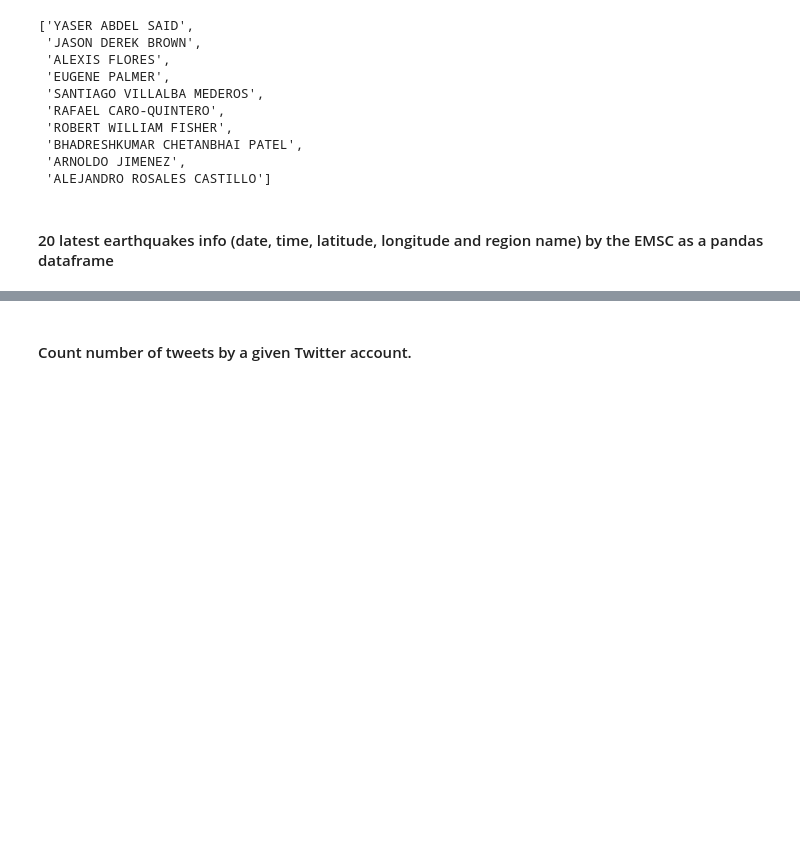
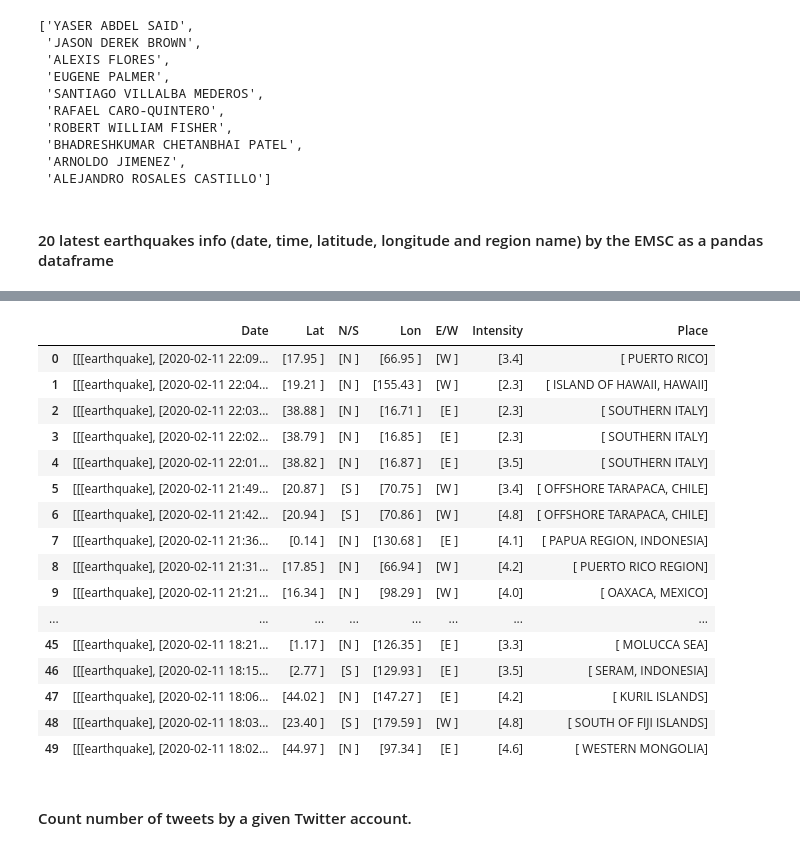
Before and after one commit to ta-datapt-bcn/lab-web-scraping, a Jupyter notebook: your-code/main.ipynb, the cells around one changed output, grey strips where cells are left out. Drawn from its saved outputs; the diff is of its cells as text; code cells hidden in the pictures; blank space fills up the shorter version.

Commit message:
Entrga de lab a medias, faltan los ejercicios del earthquake en adelante

```diff
--- a/your-code/main.ipynb
+++ b/your-code/main.ipynb
@@ -301,0 +291,5 @@ url = 'https://www.emsc-csem.org/Earthquake/'
+# %%
+#your code
+html=requests.get(url).content
+soup=BeautifulSoup(html,'lxml')
+earthquakes = soup.find('tbody', {'id': 'tbody'}).find_all("tr")
@@ -301,0 +305,3 @@ url = 'https://www.emsc-csem.org/Earthquake/'
+# %%
+places=[earthquake(['td'],{'class':['tabev6','tb_region','tabev1','tabev2']}) for earthquake in earthquakes]
+places[0]
@@ -302,3 +322,30 @@ url = 'https://www.emsc-csem.org/Earthquake/'
+# %%
+x=pd.DataFrame(places)
+
+x.columns=['Date','Lat','N/S','Lon','E/W','Intensity','Place']
+#x[['Year_Date','Month_Date','Date_Date']] = pd.DataFrame(x.Date.str.split(',',2),columns =['Y_D','M_D','D_D'])
+x
+#x['0']=x['0'].str.split(',')
+#data["Team"]= data["Team"].str.split("t", n = 1, expand = True)
+#test_names = [name.text.strip().split('\n') for name in test_names]
+# %% [output]
+|  | Date | Lat | N/S | Lon | E/W | Intensity | Place |
+| 0 | [[[earthquake], [2020-02-11 22:09... | [17.95 ] | [N ] | [66.95 ] | [W ] | [3.4] | [ PUERTO RICO] |
+| 1 | [[[earthquake], [2020-02-11 22:04... | [19.21 ] | [N ] | [155.43 ] | [W ] | [2.3] | [ ISLAND OF HAWAII, HAWAII] |
+| 2 | [[[earthquake], [2020-02-11 22:03... | [38.88 ] | [N ] | [16.71 ] | [E ] | [2.3] | [ SOUTHERN ITALY] |
+| 3 | [[[earthquake], [2020-02-11 22:02... | [38.79 ] | [N ] | [16.85 ] | [E ] | [2.3] | [ SOUTHERN ITALY] |
+| 4 | [[[earthquake], [2020-02-11 22:01... | [38.82 ] | [N ] | [16.87 ] | [E ] | [3.5] | [ SOUTHERN ITALY] |
+| 5 | [[[earthquake], [2020-02-11 21:49... | [20.87 ] | [S ] | [70.75 ] | [W ] | [3.4] | [ OFFSHORE TARAPACA, CHILE] |
+| 6 | [[[earthquake], [2020-02-11 21:42... | [20.94 ] | [S ] | [70.86 ] | [W ] | [4.8] | [ OFFSHORE TARAPACA, CHILE] |
+| 7 | [[[earthquake], [2020-02-11 21:36... | [0.14 ] | [N ] | [130.68 ] | [E ] | [4.1] | [ PAPUA REGION, INDONESIA] |
+| 8 | [[[earthquake], [2020-02-11 21:31... | [17.85 ] | [N ] | [66.94 ] | [W ] | [4.2] | [ PUERTO RICO REGION] |
+| 9 | [[[earthquake], [2020-02-11 21:21... | [16.34 ] | [N ] | [98.29 ] | [W ] | [4.0] | [ OAXACA, MEXICO] |
+| ... | ... | ... | ... | ... | ... | ... | ... |
+| 45 | [[[earthquake], [2020-02-11 18:21... | [1.17 ] | [N ] | [126.35 ] | [E ] | [3.3] | [ MOLUCCA SEA] |
+| 46 | [[[earthquake], [2020-02-11 18:15... | [2.77 ] | [S ] | [129.93 ] | [E ] | [3.5] | [ SERAM, INDONESIA] |
+| 47 | [[[earthquake], [2020-02-11 18:06... | [44.02 ] | [N ] | [147.27 ] | [E ] | [4.2] | [ KURIL ISLANDS] |
+| 48 | [[[earthquake], [2020-02-11 18:03... | [23.40 ] | [S ] | [179.59 ] | [W ] | [4.8] | [ SOUTH OF FIJI ISLANDS] |
+| 49 | [[[earthquake], [2020-02-11 18:02... | [44.97 ] | [N ] | [97.34 ] | [E ] | [4.6] | [ WESTERN MONGOLIA] |
 # %% [markdown]
 #### Count number of tweets by a given Twitter account.
 # %% [markdown]
```
Also changed, not shown: parts of 11 cells of this notebook.
